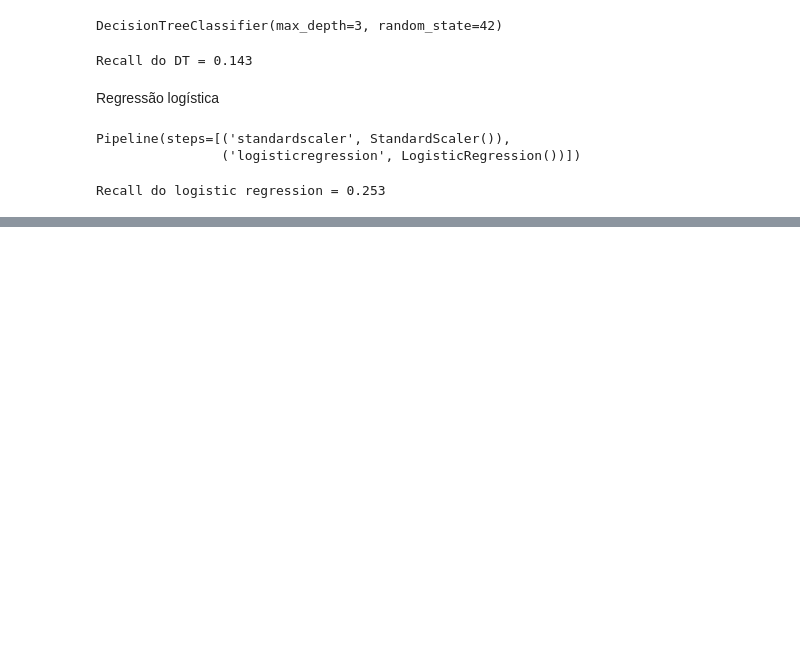
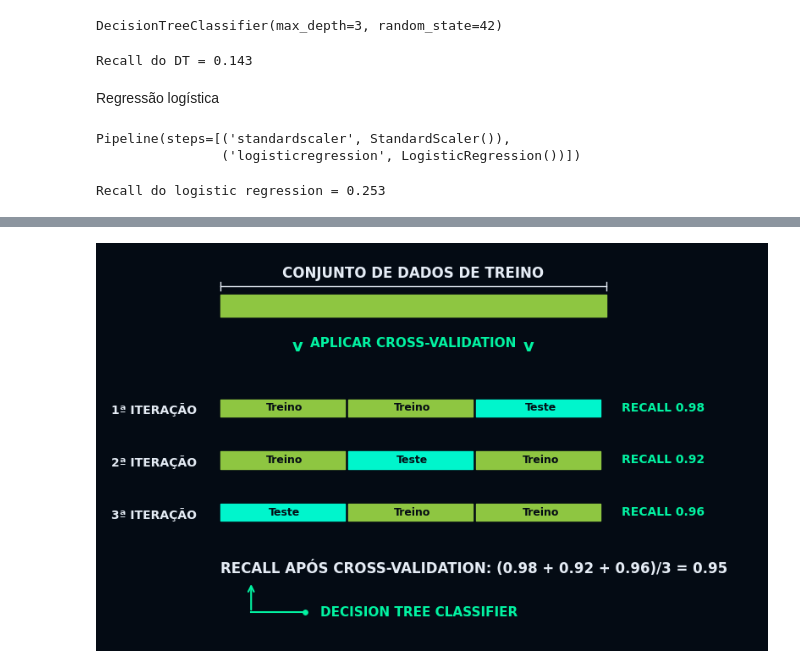
Before and after one commit to Vagnerkrg/class-dados-com-ml, a Jupyter notebook: otimizacao_modelos.ipynb, the cells around one changed output, grey strips where cells are left out. Saved outputs shown, nothing was run; the diff lists cells and outputs as text; code cells hidden in the pictures; blank space fills up the shorter version.

```diff
--- a/otimizacao_modelos.ipynb
+++ b/otimizacao_modelos.ipynb
@@ -114,0 +194,64 @@ Recall do logistic regression = 0.253
+# %%
+# Importa as bibliotecas necessárias para desenhar o esquema visual de validação cruzada
+import matplotlib.pyplot as plt
+import numpy as np
+
+# Inicializa os eixos e define a cor escura de fundo exata do slide do curso
+fig, ax = plt.subplots(figsize=(10, 6))
+fig.patch.set_facecolor('#040b14')
+ax.set_facecolor('#040b14')
+
+# Desenha a barra superior representando o conjunto completo de dados de treino original
+ax.text(3, 8.2, 'CONJUNTO DE DADOS DE TREINO', color='#e6edf6', fontsize=12, weight='bold', ha='center')
+ax.fill_between([0.5, 5.5], [7.3, 7.3], [7.8, 7.8], color='#8ec641')
+ax.plot([0.5, 5.5], [8.0, 8.0], color='#e6edf6', linewidth=1)
+ax.plot([0.5, 0.5], [7.9, 8.1], color='#e6edf6', linewidth=1)
+ax.plot([5.5, 5.5], [7.9, 8.1], color='#e6edf6', linewidth=1)
+
+# Adiciona os indicadores de ação e setas estilizadas para a aplicação do Cross-Validation
+ax.text(1.5, 6.5, 'v', color='#02f3a2', fontsize=14, weight='bold', ha='center')
+ax.text(3.0, 6.6, 'APLICAR CROSS-VALIDATION', color='#02f3a2', fontsize=11, weight='bold', ha='center')
+ax.text(4.5, 6.5, 'v', color='#02f3a2', fontsize=14, weight='bold', ha='center')
+
+# Define a estrutura das 3 iterações (Folds) com a divisão dinâmica de blocos verdes (Treino) e cianos (Teste)
+iterations = [
+    {'name': '1ª ITERAÇÃO', 'colors': ['#8ec641', '#8ec641', '#00f5cc'], 'scores': 'RECALL 0.98', 'folds': ['Treino', 'Treino', 'Teste']},
+    {'name': '2ª ITERAÇÃO', 'colors': ['#8ec641', '#00f5cc', '#8ec641'], 'scores': 'RECALL 0.92', 'folds': ['Treino', 'Teste', 'Treino']},
+    {'name': '3ª ITERAÇÃO', 'colors': ['#00f5cc', '#8ec641', '#8ec641'], 'scores': 'RECALL 0.96', 'folds': ['Teste', 'Treino', 'Treino']}
+]
+y_positions = [5.0, 3.8, 2.6]
+
+# Loop estrutural para renderizar graficamente cada uma das iterações na tela
+for idx, it in enumerate(iterations):
+    y = y_positions[idx]
+    ax.text(0.2, y + 0.15, it['name'], color='#e6edf6', fontsize=10, weight='bold', ha='right', va='center')
+
+    for f_idx, fold_type in enumerate(it['folds']):
+        x_start = 0.5 + f_idx * 1.66
+        x_end = x_start + 1.66
+        ax.fill_between([x_start, x_end-0.05], [y, y], [y+0.4, y+0.4], color=it['colors'][f_idx])
+        ax.text((x_start + x_end)/2, y+0.2, fold_type, color='#040b14', fontsize=9, weight='bold', ha='center', va='center')
+
+    ax.text(5.7, y + 0.2, it['scores'], color='#02f3a2', fontsize=10, weight='bold', ha='left', va='center')
+
+# Escreve a fórmula matemática do cálculo da média final do Recall pós validação cruzada
+ax.text(0.5, 1.4, 'RECALL APÓS CROSS-VALIDATION: (0.98 + 0.92 + 0.96)/3 = 0.95', color='#e6edf6', fontsize=12, weight='bold', ha='left')
+
+# Desenha o indicador em L invertido com ponta de seta idêntico ao novo print enviado
+ax.plot([1.6, 0.9], [0.5, 0.5], color='#02f3a2', linewidth=1.5)
+ax.annotate('', xy=(0.9, 1.2), xytext=(0.9, 0.5),
+             arrowprops=dict(arrowstyle="->", color='#02f3a2', lw=1.5, mutation_scale=12))
+ax.scatter(1.6, 0.5, color='#02f3a2', s=15, zorder=5)
+
+# Insere o texto do modelo alinhado perfeitamente à direita do ponto conector
+ax.text(1.8, 0.5, 'DECISION TREE CLASSIFIER', color='#02f3a2', fontsize=11, weight='bold', va='center')
+
+# Define os limites espaciais dos eixos e remove todas as bordas tradicionais de gráficos
+ax.set_xlim(-1, 7.5)
+ax.set_ylim(-0.2, 8.8)
+ax.axis('off')
+
+# Renderiza o resultado visual perfeito
+plt.show()
+# %% [output]
+[figure, added]
```
Also changed, not shown: parts of 28 cells of this notebook.
